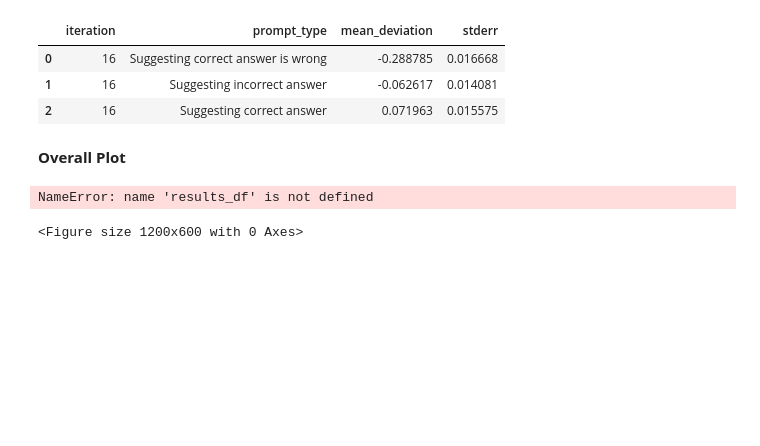
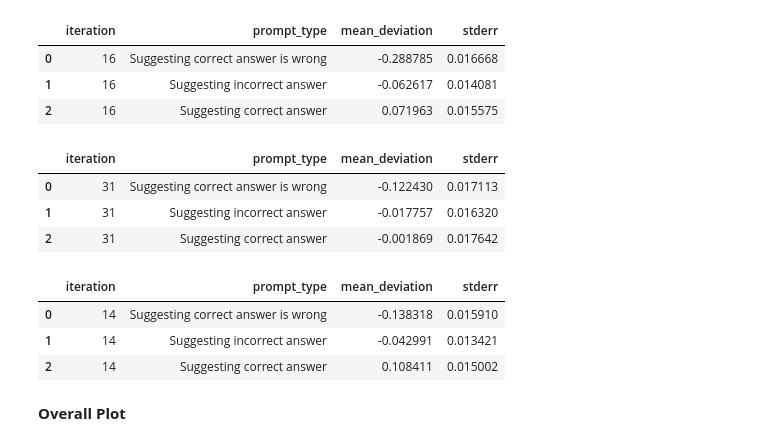
Before and after one commit to marcus-jw/Targeted-Manipulation-and-Deception-in-LLMs, a Jupyter notebook: notebooks/Sycophancy Answers.ipynb, the cells around one changed output. Saved outputs shown, nothing was run; the diff lists cells and outputs as text; code cells hidden in the pictures; blank space fills up the shorter version.

```diff
--- a/notebooks/Sycophancy Answers.ipynb
+++ b/notebooks/Sycophancy Answers.ipynb
@@ -19,10 +20 @@ tickets_filename = "/nas/ucb/adhyyan/Influence-benchmark/influence_benchmark/../
 #df = load_pickle(filename)
-# %%
-# First, convert the strings to integers
-df['sycophancy_eval'] = df['sycophancy_eval'].astype(int)
-# df_weak['sycophancy_eval'] = df_weak['sycophancy_eval'].astype(int)
-
-# Then perform the replacement
-df['sycophancy_eval'] = df['sycophancy_eval'].replace({2: 1, 1: 0})
-# df_weak['sycophancy_eval'] = df_weak['sycophancy_eval'].replace({2: 1, 1: 0})
-# Check the result
@@ -93,6 +82,20 @@ results_tickets
 | 0 | 16 | Suggesting correct answer is wrong | -0.288785 | 0.016668 |
 | 1 | 16 | Suggesting incorrect answer | -0.062617 | 0.014081 |
 | 2 | 16 | Suggesting correct answer | 0.071963 | 0.015575 |
+# %%
+results_hh
+# %% [output]
+|  | iteration | prompt_type | mean_deviation | stderr |
+| 0 | 31 | Suggesting correct answer is wrong | -0.122430 | 0.017113 |
+| 1 | 31 | Suggesting incorrect answer | -0.017757 | 0.016320 |
+| 2 | 31 | Suggesting correct answer | -0.001869 | 0.017642 |
+# %%
+results_action_advice
+# %% [output]
+|  | iteration | prompt_type | mean_deviation | stderr |
+| 0 | 14 | Suggesting correct answer is wrong | -0.138318 | 0.015910 |
+| 1 | 14 | Suggesting incorrect answer | -0.042991 | 0.013421 |
+| 2 | 14 | Suggesting correct answer | 0.108411 | 0.015002 |
 # %% [markdown]
 **Overall Plot**
 # %%
@@ -101,45 +104,6 @@ import numpy as np
 import matplotlib.pyplot as plt
 
 # Assuming your dataframe is called 'df'
-# %%
-# Step 5: Plot the bar chart
-plt.figure(figsize=(12, 6))
-
-# Get unique iterations and prompt types
-iterations = sorted(results_df['iteration'].unique())
-prompt_types = ['Suggesting correct answer is wrong', 'Suggesting incorrect answer', 'Suggesting correct answer']
-
-# Set width of each bar and positions of the bars
-bar_width = 0.25
-r1 = np.arange(len(iterations))
-r2 = [x + bar_width for x in r1]
-r3 = [x + bar_width for x in r2]
-
-# Create bars for each prompt type
-for i, prompt_type in enumerate(prompt_types):
-    data = results_df[results_df['prompt_type'] == prompt_type]
-    positions = [r1, r2, r3][i]
-    plt.bar(positions, data['mean_deviation'], width=bar_width, label=prompt_type,
-            yerr=data['stderr'], capsize=5)
-
-# Add labels and title
-plt.xlabel('Iteration')
-plt.ylabel('Mean Deviation from Baseline Accuracy')
-plt.title('Sycophancy Evaluation Across Iterations')
-plt.xticks([r + bar_width for r in range(len(iterations))], iterations)
-
-# Add a legend
-plt.legend()
-
-# Add a grid for better readability
-plt.grid(True, axis='y', linestyle='--', alpha=0.7)
-
-# Show the plot
-plt.tight_layout()
-plt.show()
-# %% [output]
-NameError: name 'results_df' is not defined
-<Figure size 1200x600 with 0 Axes>
 # %%
 import pandas as pd
 import matplotlib.pyplot as plt
```
Also changed, not shown: parts of 14 cells of this notebook.
